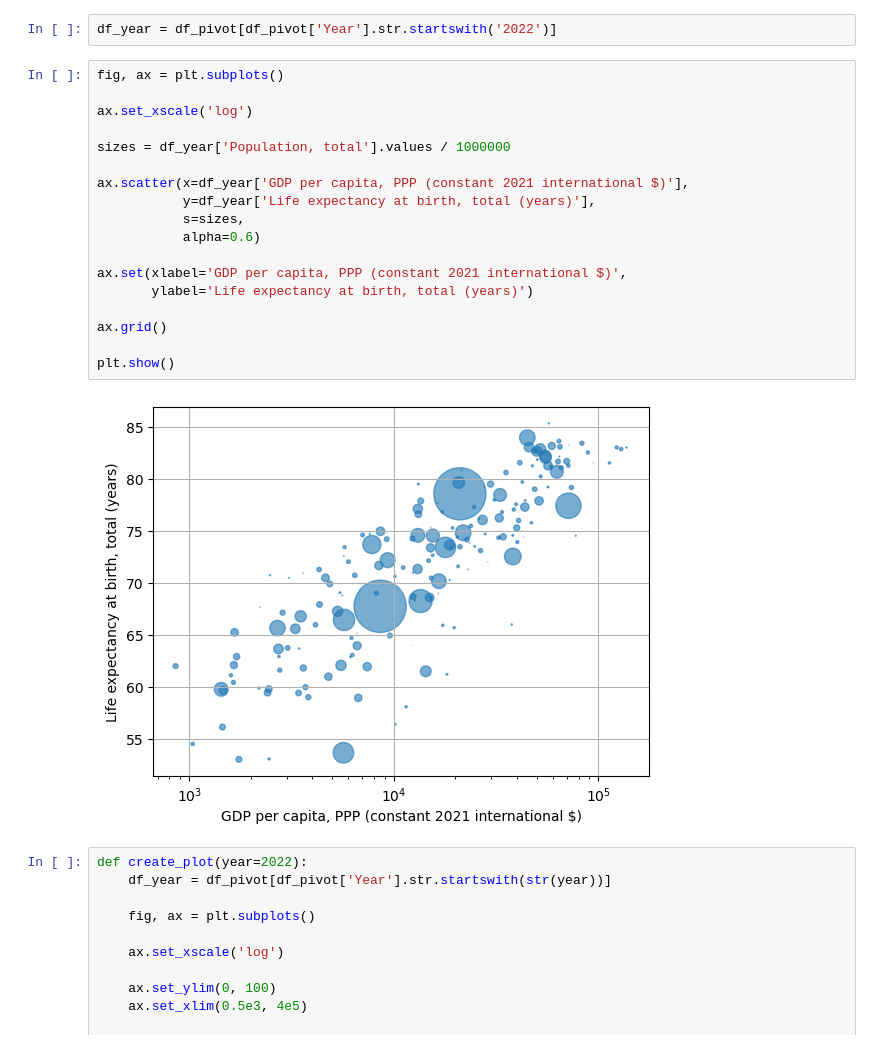
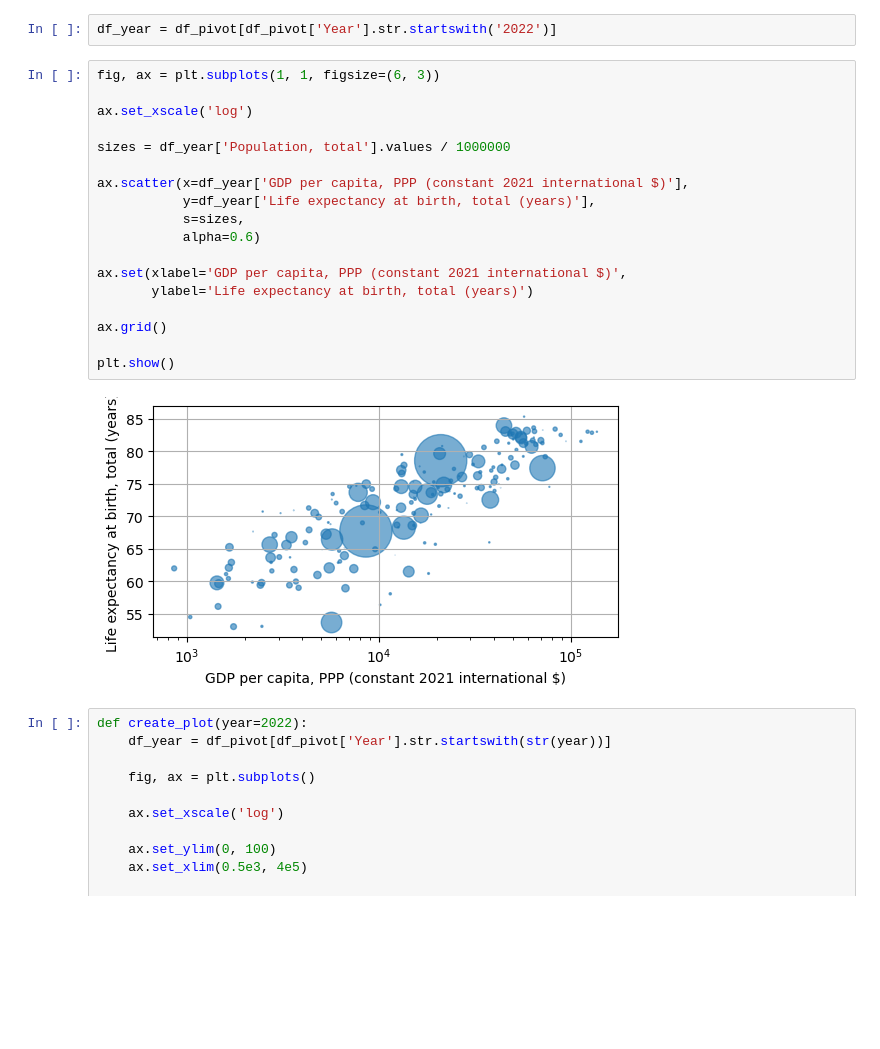
Before and after one commit to get-to-work-together/Computrain-Python-voor-Data-Science, a Jupyter notebook: Training/opdracht 5 - world bank.ipynb, the cells around one changed output. Drawn from its saved outputs; the diff is of its cells as text; blank space fills up the shorter version.

```diff
--- a/Training/opdracht 5 - world bank.ipynb
+++ b/Training/opdracht 5 - world bank.ipynb
@@ -114,25 +114,25 @@ df_pivot
 # %%
 df_year = df_pivot[df_pivot['Year'].str.startswith('2022')]
 # %%
-fig, ax = plt.subplots()
+fig, ax = plt.subplots(1, 1, figsize=(6, 3))
 
 ax.set_xscale('log')
 
 sizes = df_year['Population, total'].values / 1000000
 
 ax.scatter(x=df_year['GDP per capita, PPP (constant 2021 international $)'],
            y=df_year['Life expectancy at birth, total (years)'],
            s=sizes,
            alpha=0.6)
 
 ax.set(xlabel='GDP per capita, PPP (constant 2021 international $)',
        ylabel='Life expectancy at birth, total (years)')
 
 ax.grid()
 
 plt.show()
 # %% [output]
-[figure, old version]
+[figure, new version]
 # %%
 def create_plot(year=2022):
     df_year = df_pivot[df_pivot['Year'].str.startswith(str(year))]
```
Also changed, not shown: 1 other file.
